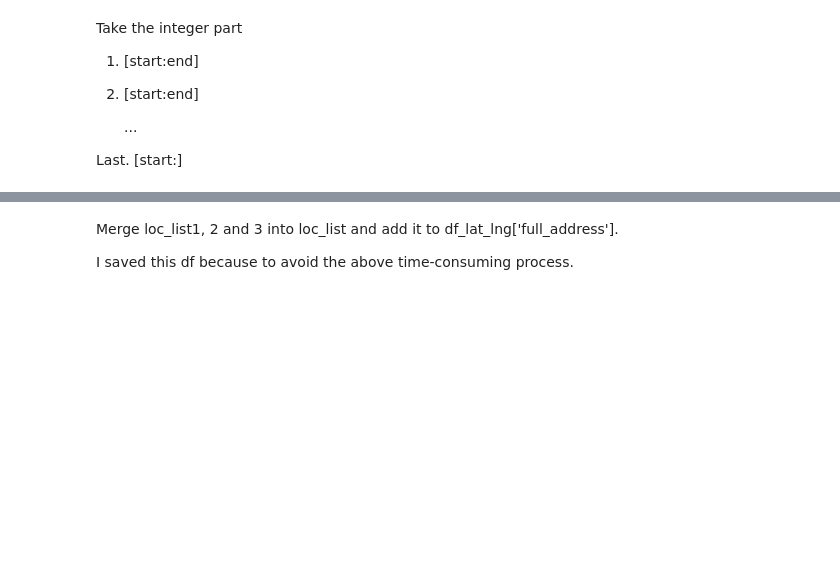
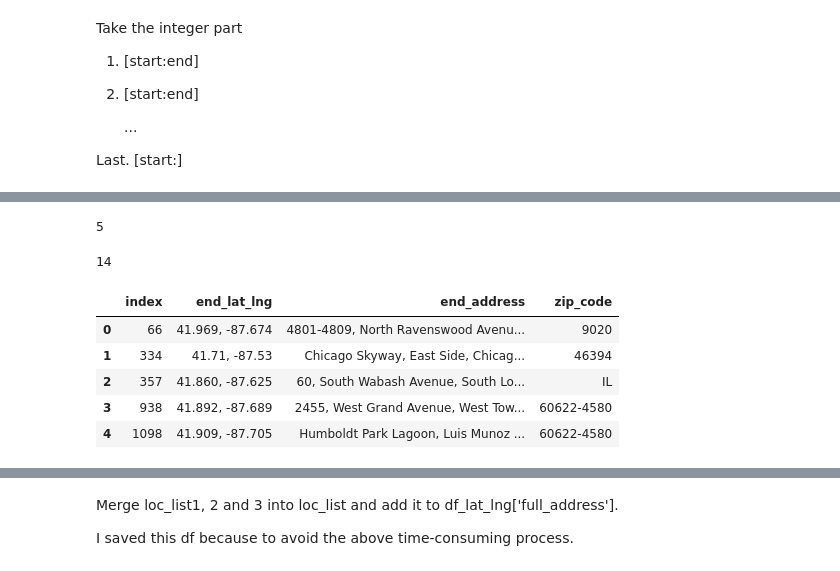
Before and after one commit to slothpunch/Portfolio, a Jupyter notebook: 5. Google Data Analytics/search_zip_codes.ipynb, the cells around one changed output, grey strips where cells are left out. Cells and saved outputs as stored; diff of their text form; code cells hidden in the pictures; blank space fills up the shorter version.

```diff
--- a/5. Google Data Analytics/search_zip_codes.ipynb
+++ b/5. Google Data Analytics/search_zip_codes.ipynb
@@ -305,5 +213,0 @@ len(df3['zip_code'][0])
-# %%
-wrong_dict = {'index' : [], 'start_lat_lng': [], 'end_lat_lng': [], 'address' : [], 'zip_code' : []}
-
-for i in range(len(df3)):
-    if (len(df3['zip_code'][i]) != 5) & (re.search('^60', df3['zip_code'][i]) == None):
@@ -351,0 +312,8 @@ df2.head(1)
+# %%
+len(df3['zip_code'][0])
+# %% [output]
+5
+# %%
+df3['zip_code'].index[i]
+# %% [output]
+14
@@ -351,0 +322,19 @@ df2.head(1)
+# %%
+end_wrg_dict = {'index' : [], 'end_lat_lng': [], 'end_address' : [], 'zip_code' : []}
+
+for i in range(len(df3)):
+    if (len(df3['zip_code'][i]) != 5) | (re.search('^60', df3['zip_code'][i]) == None):
+        end_wrg_dict['index'].append(df3['index'][i])
+        end_wrg_dict['end_lat_lng'].append(df3['end_lat_lng'][i])
+        end_wrg_dict['end_address'].append(df3['end_address'][i])
+        end_wrg_dict['zip_code'].append(df3['zip_code'][i])
+
+df_end_wrg_dict = pd.DataFrame(end_wrg_dict)
+df_end_wrg_dict.head()
+# %% [output]
+|  | index | end_lat_lng | end_address | zip_code |
+| 0 | 66 | 41.969, -87.674 | 4801-4809, North Ravenswood Avenu... | 9020 |
+| 1 | 334 | 41.71, -87.53 | Chicago Skyway, East Side, Chicag... | 46394 |
+| 2 | 357 | 41.860, -87.625 | 60, South Wabash Avenue, South Lo... | IL |
+| 3 | 938 | 41.892, -87.689 | 2455, West Grand Avenue, West Tow... | 60622-4580 |
+| 4 | 1098 | 41.909, -87.705 | Humboldt Park Lagoon, Luis Munoz ... | 60622-4580 |
```
Also changed, not shown: parts of 98 cells of this notebook.
